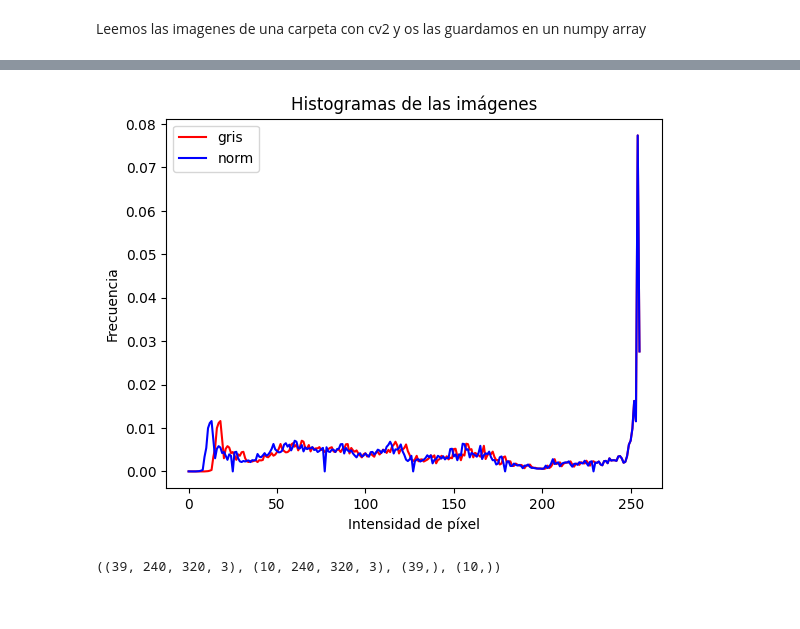
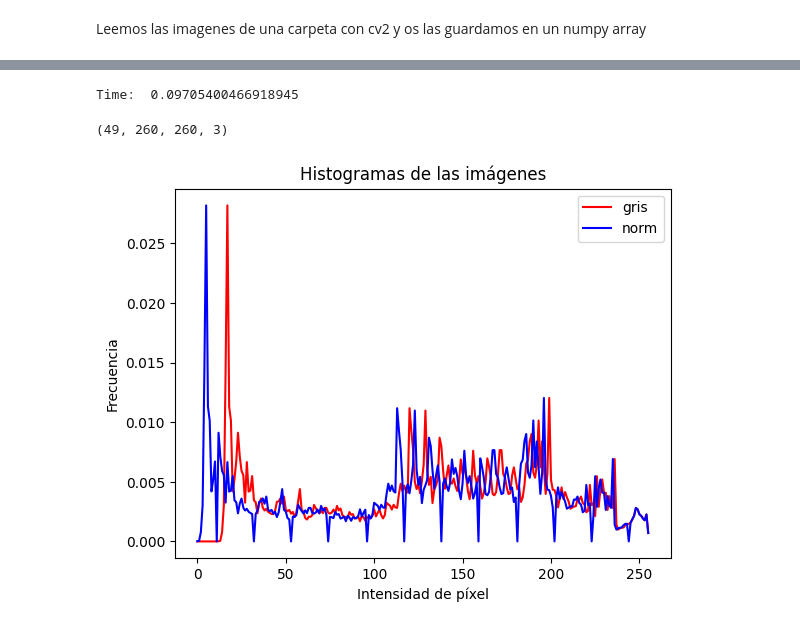
Before and after one commit to albertceballos0/GraphApp, a Jupyter notebook: backend/models.ipynb, the cells around one changed output, grey strips where cells are left out. Drawn from its saved outputs; the diff is of its cells as text; code cells hidden in the pictures.

```diff
--- a/backend/models.ipynb
+++ b/backend/models.ipynb
@@ -56,39 +9,84 @@ train_images.shape, test_images.shape
+# %%
+
+def resize_and_pad(img, size, pad_color=0):
+    h, w = img.shape[:2]
+    sh, sw = size
+
+    # Interpolación a usar
+    interp = cv2.INTER_AREA if h > sh and w > sw else cv2.INTER_CUBIC
+
+    # Relación de aspecto de la imagen
+    aspect = w/h
+
+    # Cálculo de las dimensiones, manteniendo la relación de aspecto
+    if aspect > 1:
+        new_w = sw
+        new_h = np.round(new_w/aspect).astype(int)
+        pad_vert = (sh-new_h)/2
+        pad_top, pad_bot = np.floor(pad_vert).astype(int), np.ceil(pad_vert).astype(int)
+        pad_left, pad_right = 0, 0
+    elif aspect < 1:
+        new_h = sh
+        new_w = np.round(new_h*aspect).astype(int)
+        pad_horz = (sw-new_w)/2
+        pad_left, pad_right = np.floor(pad_horz).astype(int), np.ceil(pad_horz).astype(int)
+        pad_top, pad_bot = 0, 0
+    else:
+        new_h, new_w = sh, sw
+        pad_left, pad_right, pad_top, pad_bot = 0, 0, 0, 0
+
+    # Escalar y rellenar
+    img = cv2.resize(img, (new_w, new_h), interpolation=interp)
+    img = cv2.copyMakeBorder(img, pad_top, pad_bot, pad_left, pad_right, borderType=cv2.BORDER_CONSTANT, value=pad_color)
+
+    return img
+
+
+def read_images(folder_path):
+    images = []
+    for root, dirs, files in os.walk(folder_path):
+        for file in files:
+            if file.endswith(('.jpg', '.png')):
+                image_path = os.path.join(root, file)
+                image = cv2.imread(image_path)
+                image = resize_and_pad(image, (260, 260))
+                image = cv2.cvtColor(image, cv2.COLOR_RGB2BGR)
+                images.append(image)
+    return images
+t = time.time()
+images = read_images("../backend/fileRecognition/1604259")
+print("Time: ", time.time() - t)
+images = np.array(images)
+images.shape
+# %% [output]
+Time:  0.09705400466918945
+(49, 260, 260, 3)
 # %%
-imagen_bgr = cv2.imread('../backend/fileRecognition/1604259/frame_1.jpg')
+imagen_bgr = cv2.imread('./fileRecognition/albert/frame_1.jpg')
 
 imagen_gris = cv2.cvtColor(imagen_bgr, cv2.COLOR_BGR2GRAY)
 
 imagen_gris_norm = cv2.normalize(imagen_gris, None, alpha=0, beta=255, norm_type=cv2.NORM_MINMAX)
 
 
 histograma_gris = cv2.calcHist([imagen_gris], [0], None, [256], [0, 256])
 histograma_gris_norm = cv2.calcHist([imagen_gris_norm], [0], None, [256], [0, 256])
 
 histograma_gris_norm /= histograma_gris_norm.sum()
 histograma_gris /= histograma_gris.sum()
 
 
 
 # Visualizar los histogramas (opcional)
 plt.plot(histograma_gris, color='r')
 plt.plot(histograma_gris_norm, color='b')
 plt.title('Histogramas de las imágenes')
 plt.xlabel('Intensidad de píxel')
 plt.ylabel('Frecuencia')
 plt.legend(['gris', 'norm'])
 plt.show()
 # %% [output]
-[figure, old version]
+[figure, new version]
-# %%
-train_images = train_images.astype('float32') / 255
-test_images = test_images.astype('float32') / 255
-
-train_labels = np.array([1 for _ in range(len(train_images))])
-test_labels = np.array([1 for _ in range(len(test_images))])
-
-train_images.shape , test_images.shape, train_labels.shape, test_labels.shape
-# %% [output]
-((39, 240, 320, 3), (10, 240, 320, 3), (39,), (10,))
 # %%
 from keras import layers, models
 
```
Also changed, not shown: parts of 30 cells of this notebook, 7 other files.
